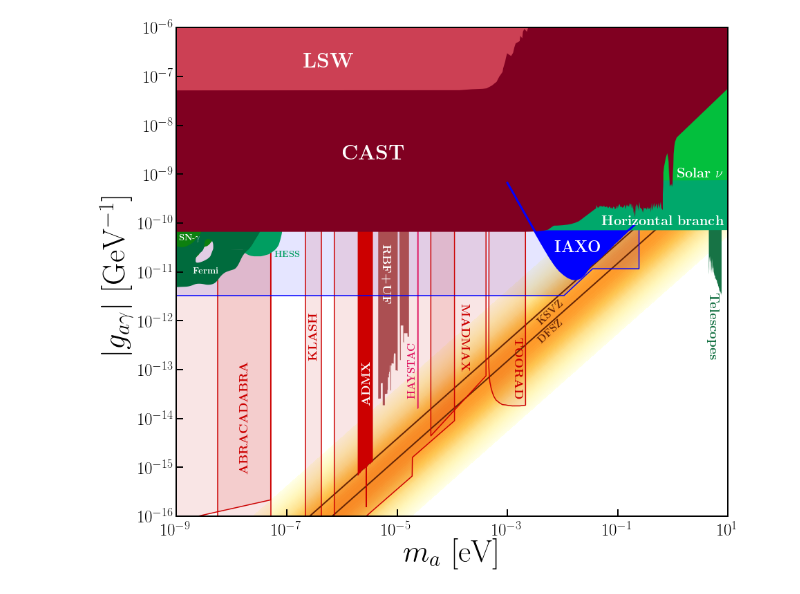
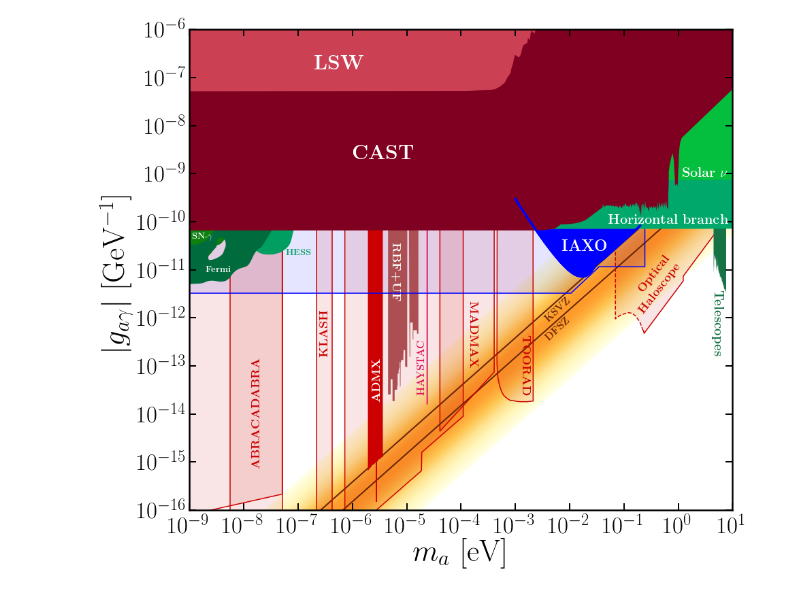
Before and after one commit to cajohare/IAXOmass, a Jupyter notebook: code/plot_FinalLimit.ipynb, the cells around one changed output. Cells and saved outputs as stored; diff of their text form; code cells hidden in the pictures.

```diff
--- a/code/plot_FinalLimit.ipynb
+++ b/code/plot_FinalLimit.ipynb
@@ -3,7 +3,7 @@ from numpy import *
 import matplotlib.pyplot as plt
 import matplotlib.cm as cm
 from scipy.stats import norm
-plt.rcParams['axes.linewidth'] = 2
+plt.rcParams['axes.linewidth'] = 2.5
 plt.rc('text', usetex=True)
 plt.rc('font', family='serif')
 fig = plt.figure(figsize=(14.3,13))
@@ -81,9 +81,9 @@ plt.text(7e-3,2.5e-11,r'{\bf IAXO}',fontsize=23,color='w')
 plt.fill_between(IAXO[:,0],IAXO[:,1],y2=g[-1],edgecolor=None,facecolor=IAXO_col,zorder=0,alpha=0.1)
 
 
-DL = loadtxt("../data/MassDiscoveryLimit.txt")
-plt.plot(DL[:,0],DL[:,1],'-',linewidth=3,color=IAXO_col,zorder=2)
-plt.fill_between(DL[:,0],DL[:,1],y2=g[-1],edgecolor=None,facecolor=IAXO_col,zorder=0.1)
+DL = loadtxt("../my_data/MassDiscoveryLimit_Photon.txt")
+plt.plot(DL[0,:],DL[1,:],'-',linewidth=3,color=IAXO_col,zorder=2)
+plt.fill_between(DL[0,:],DL[1,:],y2=g[-1],edgecolor=None,facecolor=IAXO_col,zorder=0.1)
 
 # ADMX arXiv[1804.05750]
 ADMX_Projected = loadtxt("../limit_data/ADMX_Projected.txt")
@@ -118,6 +118,16 @@ plt.plot(KLASH[:,0],KLASH[:,1],'-',linewidth=1.5,color=ADMX_col,zorder=0)
 plt.fill_between(KLASH[:,0],KLASH[:,1],y2=g[-1],facecolor=ADMX_col,zorder=0,alpha=0.1)
 plt.text(2.5e-7,1e-12,r'{\bf KLASH}',rotation=90,fontsize=18,color=ADMX_col)
 
+# Optical Haloscope arXiv:[1803.11455]
+L1 = loadtxt("../limit_data/OpticalHaloscope_Phase2.txt",delimiter=',')
+L2 = loadtxt("../limit_data/OpticalHaloscope_Phase2_extended.txt",delimiter=',')
+LAMPPOST = vstack((L1,L2))
+plt.plot(L1[:,0],L1[:,1],'-',linewidth=1.5,color=ADMX_col,zorder=0)
+plt.plot(L2[:,0],L2[:,1],'--',linewidth=1.5,color=ADMX_col,zorder=0)
+plt.fill_between(LAMPPOST[:,0],LAMPPOST[:,1],y2=g[-1],facecolor=ADMX_col,zorder=0,alpha=0.1)
+plt.text(1.7e-1,1.5e-11,r'{\bf Optical}',rotation=52,fontsize=18,color=ADMX_col)
+plt.text(1.7e-1,1e-11,r'{\bf Haloscope}',rotation=52,fontsize=18,color=ADMX_col)
+
 #######################################################################################################################
 ### Astrophysical constraints
 # SN-gamma rays arXiv:[1410.3747]
@@ -137,7 +147,7 @@ Fermi_col = [0.0, 0.42, 0.24]
 Fermi1 = loadtxt("../limit_data/Fermi1.txt")
 Fermi2 = loadtxt("../limit_data/Fermi2.txt")
 plt.fill_between(Fermi1[:,0],Fermi1[:,1],y2=g[-1],edgecolor=None,facecolor=Fermi_col,zorder=0.2)
-plt.fill(Fermi2[:,0],1.01*Fermi2[:,1],edgecolor=None,facecolor=Fermi_col)
+plt.fill(Fermi2[:,0],1.05*Fermi2[:,1],edgecolor=None,facecolor=Fermi_col)
 plt.text(2e-9,0.9e-11,r'{\bf Fermi}',fontsize=13,color='w')
 
 # Optical telescope [astro-ph/0611502]
@@ -176,36 +186,37 @@ plt.text(1e-6,2e-9,r'{\bf CAST}',fontsize=30,color='w')
 ALPS_col = [0.8, 0.25, 0.33]
 ALPS = loadtxt("../limit_data/ALPS.txt")
 plt.fill_between(ALPS[:,0],ALPS[:,1],y2=g[-1],edgecolor=None,facecolor=ALPS_col,zorder=1.5)
 plt.text(2e-7,1.5e-7,r'{\bf LSW}',fontsize=30,color='w')
 
 
 
 ######################################################################################################################
 # Labels
 plt.xlabel(r"$m_a$ [eV]",fontsize=45)
 plt.ylabel(r"$|g_{a\gamma}|$ [GeV$^{-1}$]",fontsize=45)
 
 # Limits
 ax.set_xlim(left=m[0], right=m[-1])
 ax.set_ylim(bottom=g[0], top=g[-1])
 
 # Style
 plt.xscale('log')
 plt.yscale('log')
 plt.rc('text', usetex=True)
 plt.rc('font', family='serif')
-plt.xticks(fontsize=25)
-plt.yticks(fontsize=25)
-xtx = power(10.0,arange(log10(m_min),log10(m_max)+1,2.0))
+plt.xticks(fontsize=35)
+plt.yticks(fontsize=35)
+xtx = power(10.0,arange(log10(m_min),log10(m_max)+1,1.0))
 ytx = power(10.0,arange(log10(g_min),log10(g_max)+1,1.0))
 ax.set_xticks(xtx)
 ax.set_yticks(ytx)
-ax.tick_params(which='major',direction='in',width=2,length=10)
-ax.tick_params(which='minor',direction='in',width=1,length=7)
+ax.tick_params(which='major',direction='in',width=2,length=10,right=True,top=True)
+ax.tick_params(which='minor',direction='in',width=1,length=7,right=True,top=True)
 ax.tick_params(axis='x', which='major', pad=10)
 
 # Show and save
 plt.show()
 fig.savefig('../plots/AxionLimits.pdf',bbox_inches='tight')
+fig.savefig('../plots/plots_png/AxionLimits.png',bbox_inches='tight')
 # %% [output]
-[figure, old version]
+[figure, new version]
```
Also changed, not shown: 28 other files.
